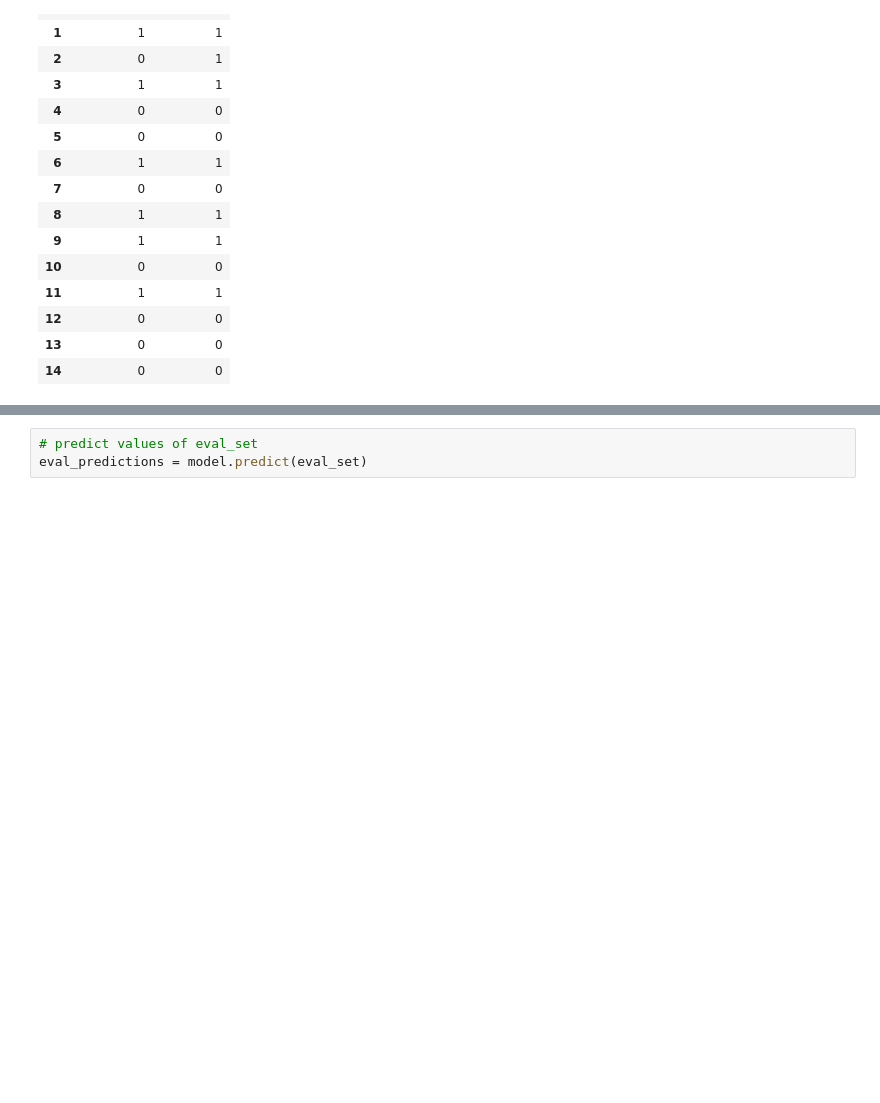
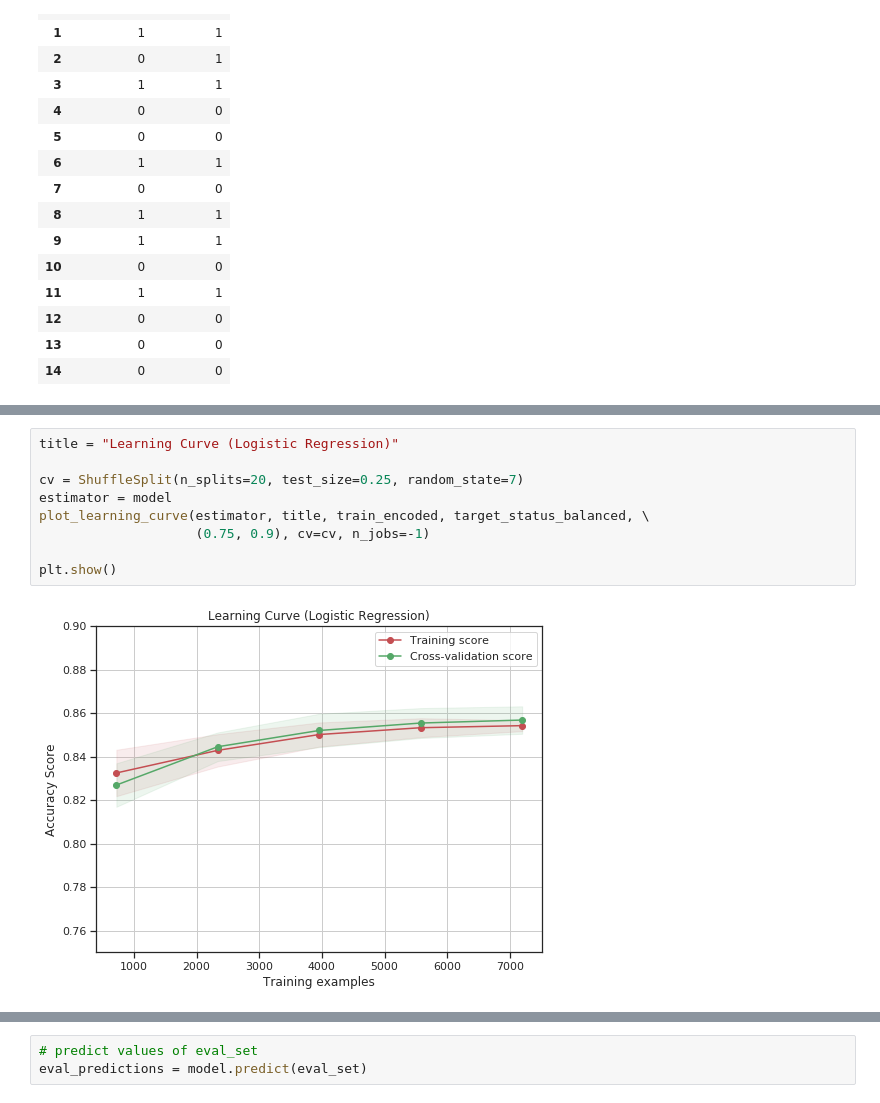
Before and after one commit to brunolmarques/Udacity_ML_Engineer_Capstone, a Jupyter notebook: Capstone.ipynb, the cells around one changed output, grey strips where cells are left out. Drawn from its saved outputs; the diff is of its cells as text; blank space fills up the shorter version.

```diff
--- a/Capstone.ipynb
+++ b/Capstone.ipynb
@@ -494,3 +564,14 @@ display(compare.iloc[:15,:])
+# %%
+title = "Learning Curve (Logistic Regression)"
+
+cv = ShuffleSplit(n_splits=20, test_size=0.25, random_state=7)
+estimator = model
+plot_learning_curve(estimator, title, train_encoded, target_status_balanced, \
+                    (0.75, 0.9), cv=cv, n_jobs=-1)
+
+plt.show()
+# %% [output]
+[figure, added]
 # %%
 # load the 'eval_set.csv' file
 eval_filepath = 'data/eval_set.csv'
```
Also changed, not shown: parts of 6 cells of this notebook, 15 other files.
